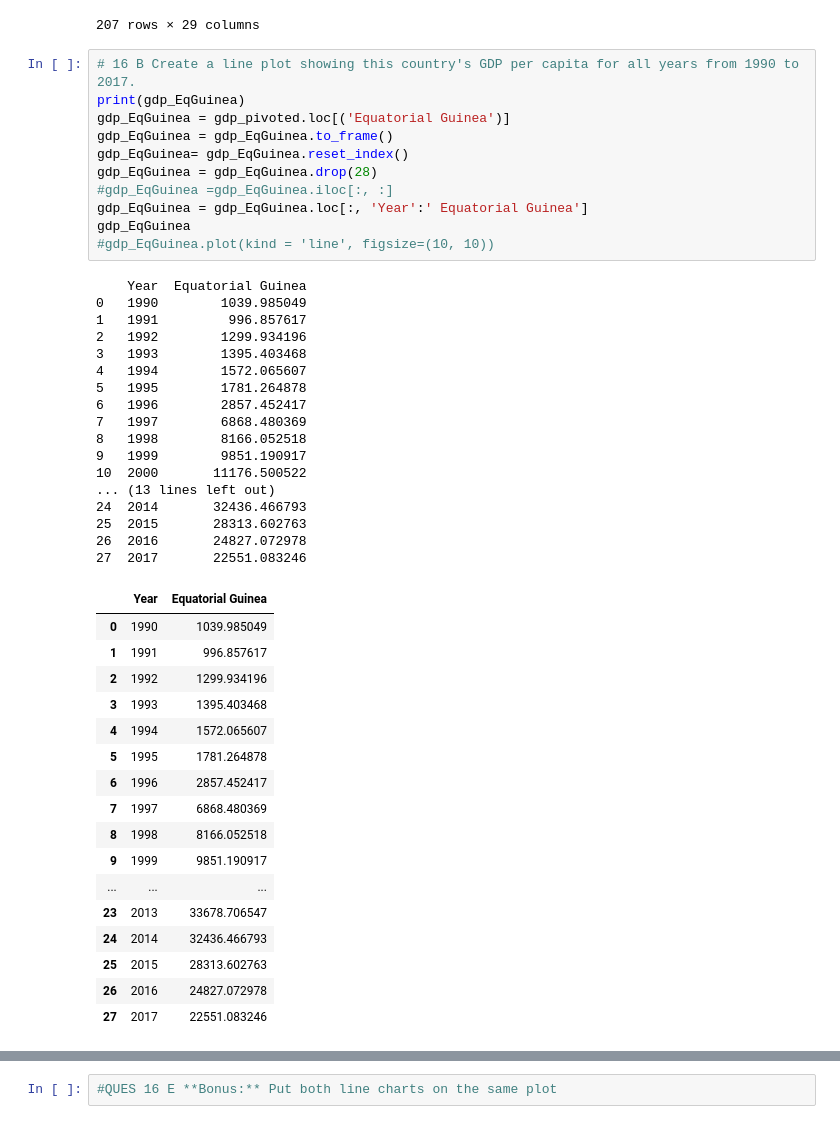
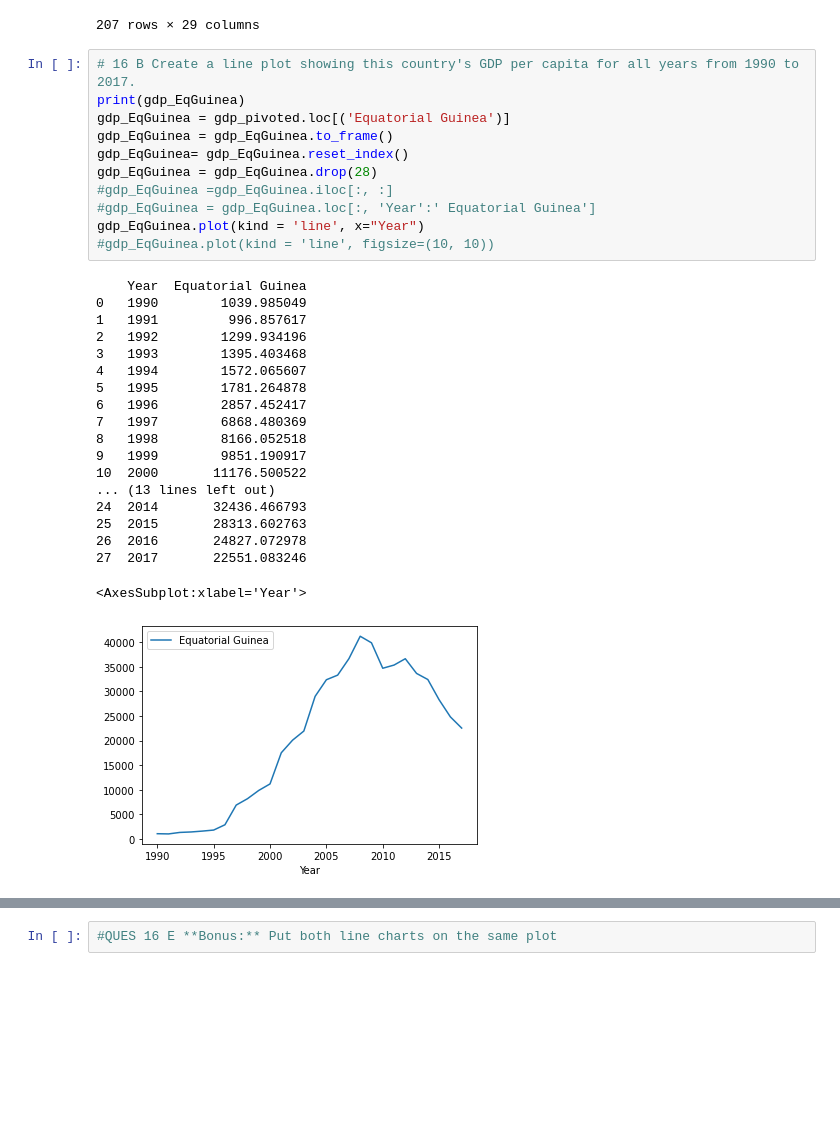
Before and after one commit to nss-data-science-cohort-6/un_data_question-AjayNSS, a Jupyter notebook: notebooks/UN_Data_Exploration.ipynb, the cells around one changed output, grey strips where cells are left out. Saved outputs shown, nothing was run; the diff lists cells and outputs as text; blank space fills up the shorter version.

```diff
--- a/notebooks/UN_Data_Exploration.ipynb
+++ b/notebooks/UN_Data_Exploration.ipynb
@@ -421,49 +437,34 @@ gdp_pivoted.sort_values(by='Percent_Change', ascending=False)
 # %%
 # 16 B Create a line plot showing this country's GDP per capita for all years from 1990 to 2017.
 print(gdp_EqGuinea)
 gdp_EqGuinea = gdp_pivoted.loc[('Equatorial Guinea')]
 gdp_EqGuinea = gdp_EqGuinea.to_frame()
 gdp_EqGuinea= gdp_EqGuinea.reset_index()
 gdp_EqGuinea = gdp_EqGuinea.drop(28)
 #gdp_EqGuinea =gdp_EqGuinea.iloc[:, :]
-gdp_EqGuinea = gdp_EqGuinea.loc[:, 'Year':' Equatorial Guinea']
-gdp_EqGuinea
+#gdp_EqGuinea = gdp_EqGuinea.loc[:, 'Year':' Equatorial Guinea']
+gdp_EqGuinea.plot(kind = 'line', x="Year")
 #gdp_EqGuinea.plot(kind = 'line', figsize=(10, 10))
 # %% [output]
     Year  Equatorial Guinea
 0   1990        1039.985049
 1   1991         996.857617
 2   1992        1299.934196
 3   1993        1395.403468
 4   1994        1572.065607
 5   1995        1781.264878
 6   1996        2857.452417
 7   1997        6868.480369
 8   1998        8166.052518
 9   1999        9851.190917
 10  2000       11176.500522
 ... (13 lines left out)
 24  2014       32436.466793
 25  2015       28313.602763
 26  2016       24827.072978
 27  2017       22551.083246
-|  | Year | Equatorial Guinea |
-| 0 | 1990 | 1039.985049 |
-| 1 | 1991 | 996.857617 |
-| 2 | 1992 | 1299.934196 |
-| 3 | 1993 | 1395.403468 |
-| 4 | 1994 | 1572.065607 |
-| 5 | 1995 | 1781.264878 |
-| 6 | 1996 | 2857.452417 |
-| 7 | 1997 | 6868.480369 |
-| 8 | 1998 | 8166.052518 |
-| 9 | 1999 | 9851.190917 |
-| ... | ... | ... |
-| 23 | 2013 | 33678.706547 |
-| 24 | 2014 | 32436.466793 |
-| 25 | 2015 | 28313.602763 |
-| 26 | 2016 | 24827.072978 |
-| 27 | 2017 | 22551.083246 |
+<AxesSubplot:xlabel='Year'>
+[figure, added]
 # %%
 # 16 C Create another showing the country with the second highest % change in GDP.
 # China
```
Also changed, not shown: parts of 13 cells of this notebook.
